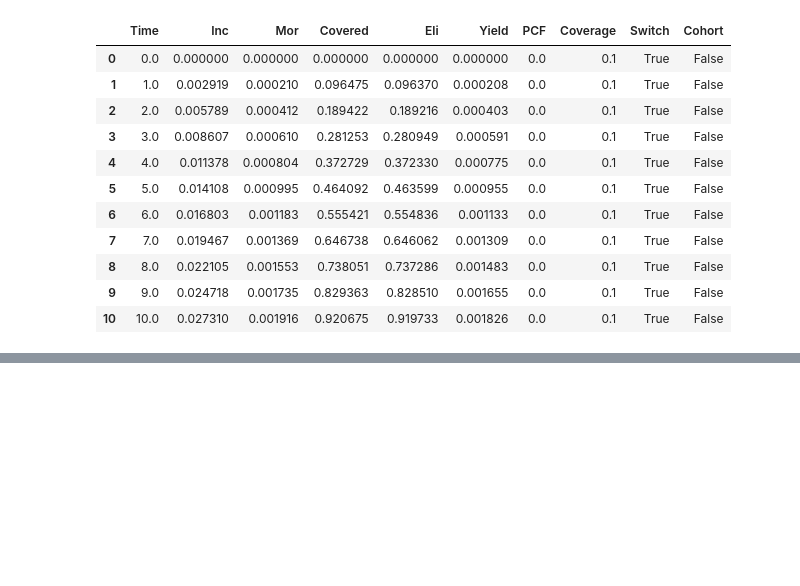
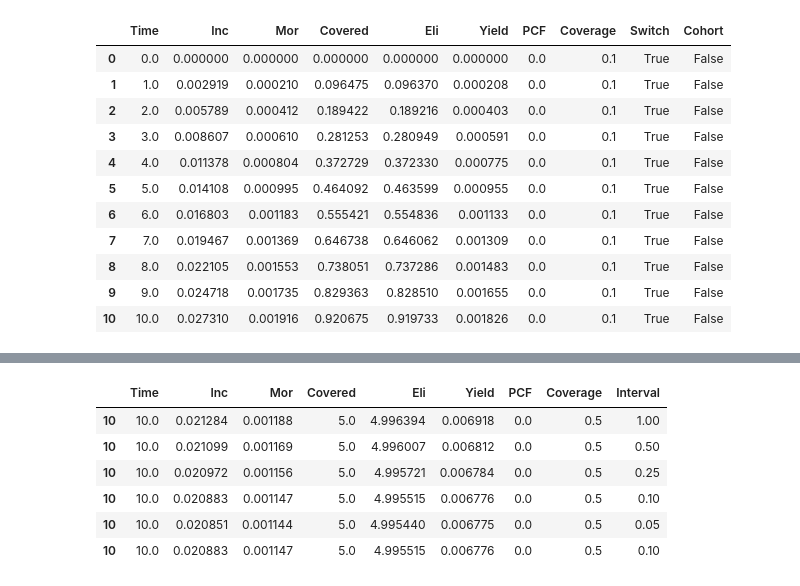
Before and after one commit to TimeWz667/IndTB_dx, a Jupyter notebook: notebooks/Coverage test.ipynb, the cells around one changed output, grey strips where cells are left out. Saved outputs shown, nothing was run; the diff lists cells and outputs as text; code cells hidden in the pictures; blank space fills up the shorter version.

```diff
--- a/notebooks/Coverage test.ipynb
+++ b/notebooks/Coverage test.ipynb
@@ -243,5 +255,16 @@ res
 | 9 | 9.0 | 0.015361 | 0.000623 | 9.0 | 8.989740 | 0.008782 | 0.0 | 1.0 | 0.1 |
 | 10 | 10.0 | 0.016418 | 0.000661 | 10.0 | 9.989098 | 0.009331 | 0.0 | 1.0 | 0.1 |
 330 rows × 9 columns
+# %%
+r0 = res[res.Coverage == 0.5]
+r0[r0.Time == 10]
+# %% [output]
+|  | Time | Inc | Mor | Covered | Eli | Yield | PCF | Coverage | Interval |
+| 10 | 10.0 | 0.021284 | 0.001188 | 5.0 | 4.996394 | 0.006918 | 0.0 | 0.5 | 1.00 |
+| 10 | 10.0 | 0.021099 | 0.001169 | 5.0 | 4.996007 | 0.006812 | 0.0 | 0.5 | 0.50 |
+| 10 | 10.0 | 0.020972 | 0.001156 | 5.0 | 4.995721 | 0.006784 | 0.0 | 0.5 | 0.25 |
+| 10 | 10.0 | 0.020883 | 0.001147 | 5.0 | 4.995515 | 0.006776 | 0.0 | 0.5 | 0.10 |
+| 10 | 10.0 | 0.020851 | 0.001144 | 5.0 | 4.995440 | 0.006775 | 0.0 | 0.5 | 0.05 |
+| 10 | 10.0 | 0.020883 | 0.001147 | 5.0 | 4.995515 | 0.006776 | 0.0 | 0.5 | 0.10 |
 # %%
 res.to_csv('out/test.csv')
```
Also changed, not shown: parts of 6 cells of this notebook, 3 other files.
